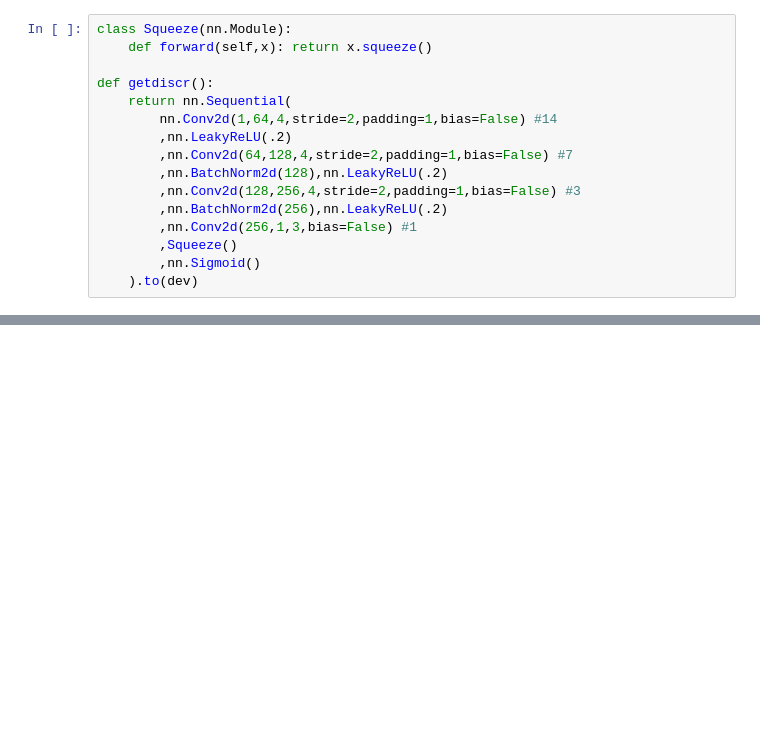
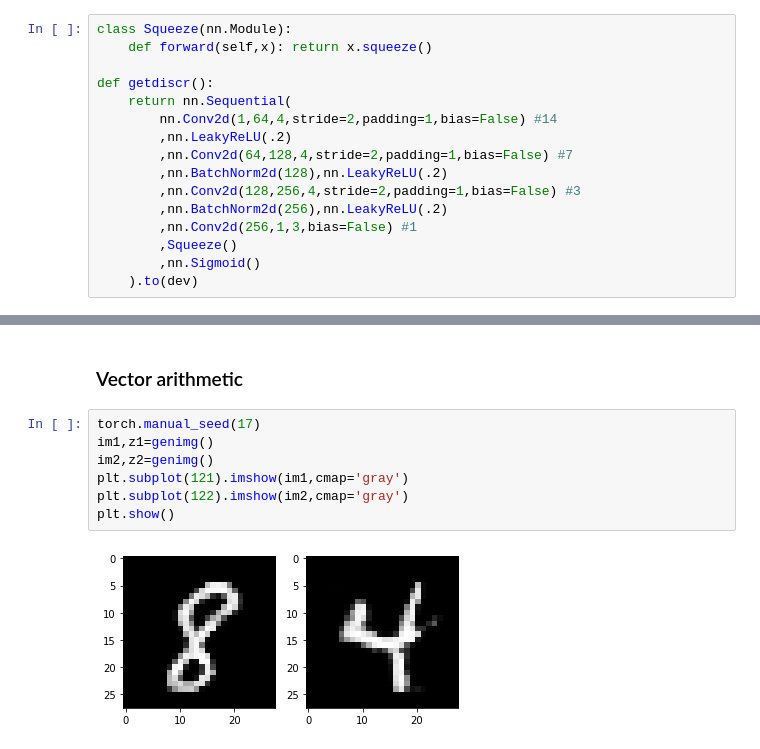
Before and after one commit to eugenefil/ml, a Jupyter notebook: mnist-gan.ipynb, the cells around one changed output, grey strips where cells are left out. Drawn from its saved outputs; the diff is of its cells as text; blank space fills up the shorter version.

```diff
--- a/mnist-gan.ipynb
+++ b/mnist-gan.ipynb
@@ -130,0 +277,11 @@ for i in range(n):
+# %% [markdown]
+### Vector arithmetic
+# %%
+torch.manual_seed(17)
+im1,z1=genimg()
+im2,z2=genimg()
+plt.subplot(121).imshow(im1,cmap='gray')
+plt.subplot(122).imshow(im2,cmap='gray')
+plt.show()
+# %% [output]
+[figure, added]
```
Also changed, not shown: parts of 18 cells of this notebook.
